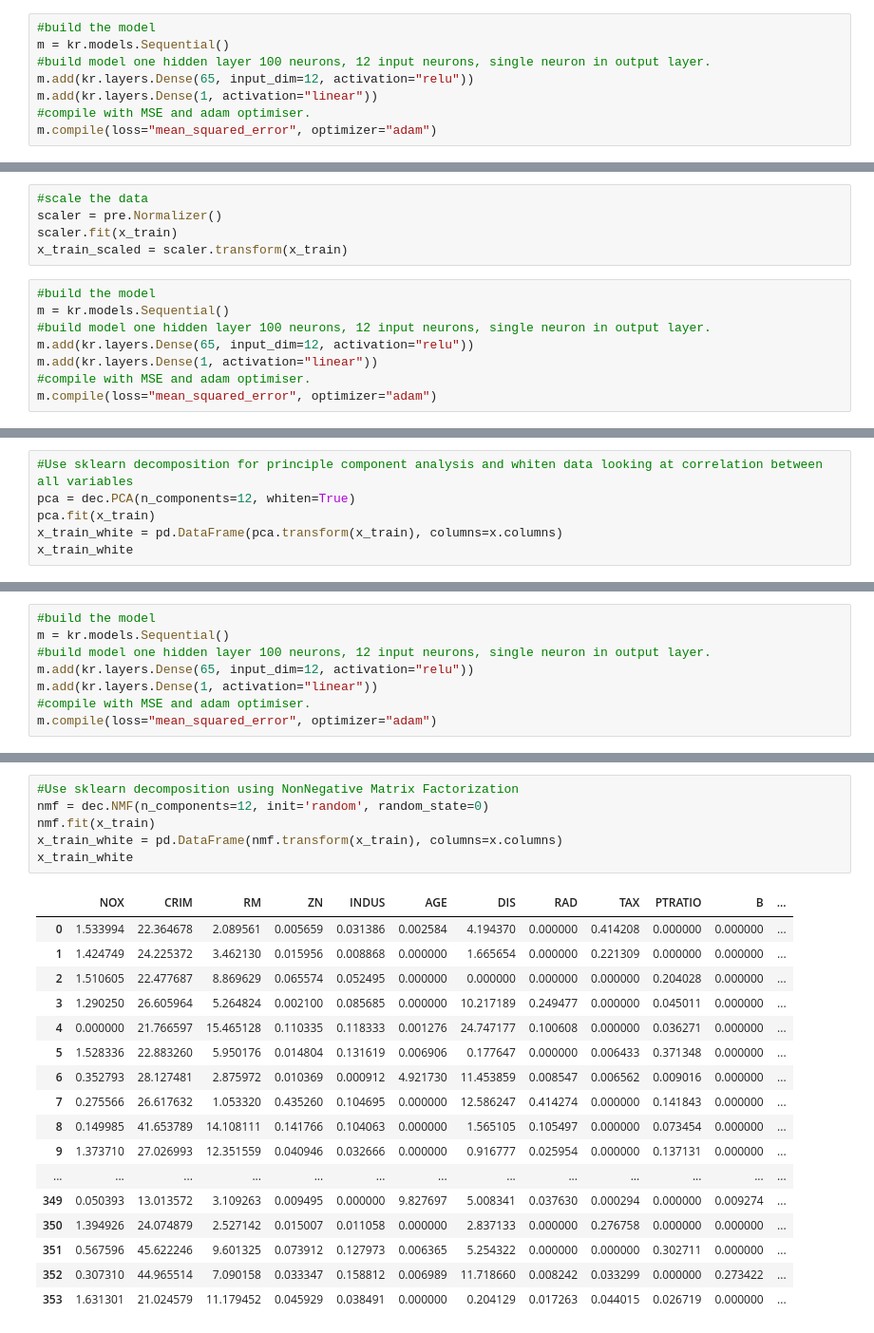
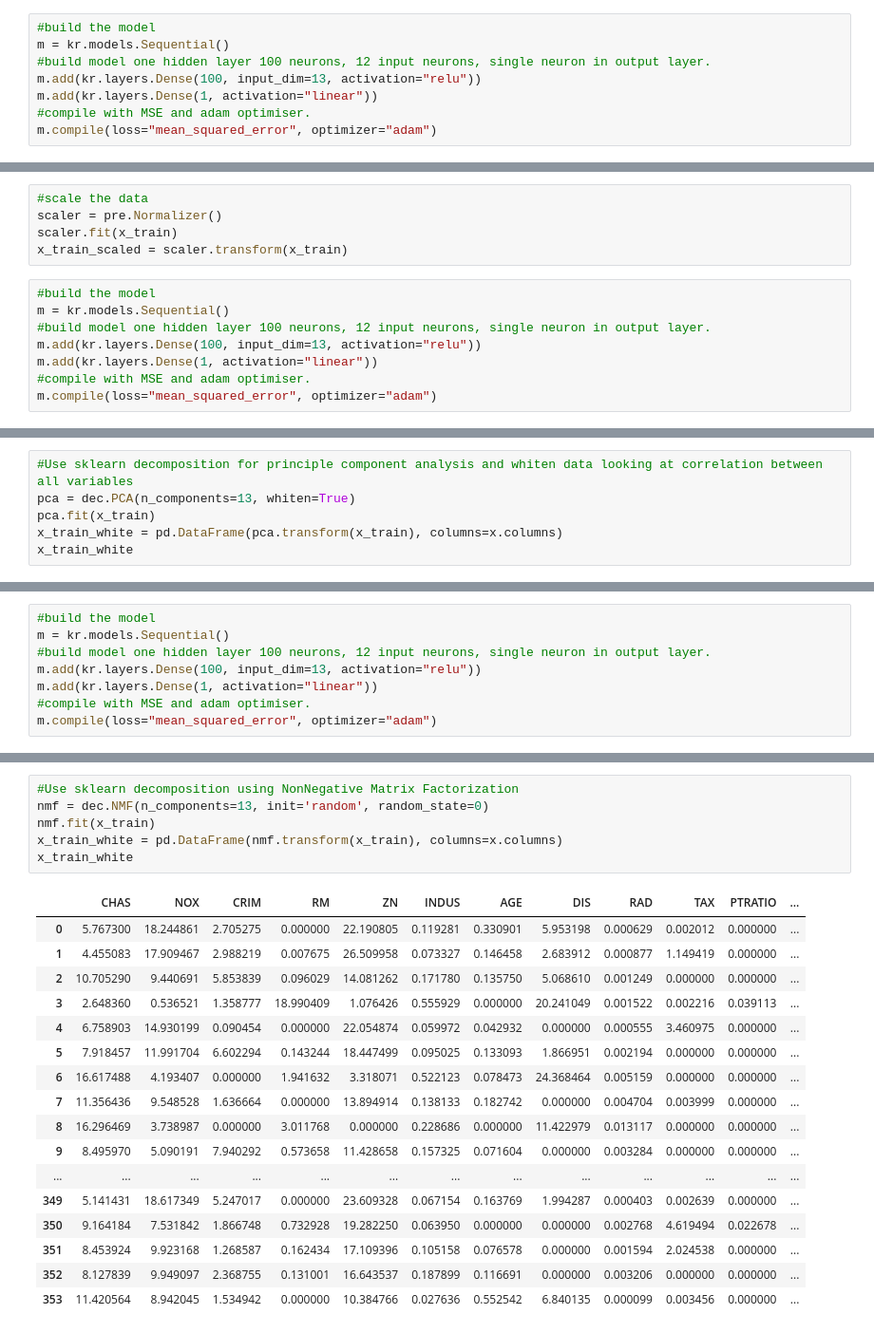
Before and after one commit to GregFee/machinelearning_assessment, a Jupyter notebook: Boston Data.ipynb, the cells around one changed output, grey strips where cells are left out. Shown at 95% size. Saved outputs shown, nothing was run; the diff lists cells and outputs as text.

```diff
--- a/Boston Data.ipynb
+++ b/Boston Data.ipynb
@@ -276,7 +282,7 @@ x_train, x_test, y_train, y_test = mod.train_test_split(x, y, test_size=0.3)
 #build the model
 m = kr.models.Sequential()
 #build model one hidden layer 100 neurons, 12 input neurons, single neuron in output layer.
-m.add(kr.layers.Dense(65, input_dim=12, activation="relu"))
+m.add(kr.layers.Dense(100, input_dim=13, activation="relu"))
 m.add(kr.layers.Dense(1, activation="linear"))
 #compile with MSE and adam optimiser.
 m.compile(loss="mean_squared_error", optimizer="adam")
@@ -353,7 +359,7 @@ x_train_scaled = scaler.transform(x_train)
 #build the model
 m = kr.models.Sequential()
 #build model one hidden layer 100 neurons, 12 input neurons, single neuron in output layer.
-m.add(kr.layers.Dense(65, input_dim=12, activation="relu"))
+m.add(kr.layers.Dense(100, input_dim=13, activation="relu"))
 m.add(kr.layers.Dense(1, activation="linear"))
 #compile with MSE and adam optimiser.
 m.compile(loss="mean_squared_error", optimizer="adam")
@@ -425,6 +431,6 @@ Result after scaling is 41.389611896715664
 # %%
 #Use sklearn decomposition for principle component analysis and whiten data looking at correlation between all variables
-pca = dec.PCA(n_components=12, whiten=True)
+pca = dec.PCA(n_components=13, whiten=True)
 pca.fit(x_train)
 x_train_white = pd.DataFrame(pca.transform(x_train), columns=x.columns)
 x_train_white
@@ -451,7 +457,7 @@ x_train_white
 #build the model
 m = kr.models.Sequential()
 #build model one hidden layer 100 neurons, 12 input neurons, single neuron in output layer.
-m.add(kr.layers.Dense(65, input_dim=12, activation="relu"))
+m.add(kr.layers.Dense(100, input_dim=13, activation="relu"))
 m.add(kr.layers.Dense(1, activation="linear"))
 #compile with MSE and adam optimiser.
 m.compile(loss="mean_squared_error", optimizer="adam")
@@ -523,24 +532,24 @@ The Result After PCA Whitening Is 41.07400181418971
 # %%
 #Use sklearn decomposition using NonNegative Matrix Factorization
-nmf = dec.NMF(n_components=12, init='random', random_state=0)
+nmf = dec.NMF(n_components=13, init='random', random_state=0)
 nmf.fit(x_train)
 x_train_white = pd.DataFrame(nmf.transform(x_train), columns=x.columns)
 x_train_white
 # %% [output]
-|  | NOX | CRIM | RM | ZN | INDUS | AGE | DIS | RAD | TAX | PTRATIO | B | ... |
-| 0 | 1.533994 | 22.364678 | 2.089561 | 0.005659 | 0.031386 | 0.002584 | 4.194370 | 0.000000 | 0.414208 | 0.000000 | 0.000000 | ... |
-| 1 | 1.424749 | 24.225372 | 3.462130 | 0.015956 | 0.008868 | 0.000000 | 1.665654 | 0.000000 | 0.221309 | 0.000000 | 0.000000 | ... |
-| 2 | 1.510605 | 22.477687 | 8.869629 | 0.065574 | 0.052495 | 0.000000 | 0.000000 | 0.000000 | 0.000000 | 0.204028 | 0.000000 | ... |
-| 3 | 1.290250 | 26.605964 | 5.264824 | 0.002100 | 0.085685 | 0.000000 | 10.217189 | 0.249477 | 0.000000 | 0.045011 | 0.000000 | ... |
-| 4 | 0.000000 | 21.766597 | 15.465128 | 0.110335 | 0.118333 | 0.001276 | 24.747177 | 0.100608 | 0.000000 | 0.036271 | 0.000000 | ... |
-| 5 | 1.528336 | 22.883260 | 5.950176 | 0.014804 | 0.131619 | 0.006906 | 0.177647 | 0.000000 | 0.006433 | 0.371348 | 0.000000 | ... |
-| 6 | 0.352793 | 28.127481 | 2.875972 | 0.010369 | 0.000912 | 4.921730 | 11.453859 | 0.008547 | 0.006562 | 0.009016 | 0.000000 | ... |
-| 7 | 0.275566 | 26.617632 | 1.053320 | 0.435260 | 0.104695 | 0.000000 | 12.586247 | 0.414274 | 0.000000 | 0.141843 | 0.000000 | ... |
-| 8 | 0.149985 | 41.653789 | 14.108111 | 0.141766 | 0.104063 | 0.000000 | 1.565105 | 0.105497 | 0.000000 | 0.073454 | 0.000000 | ... |
-| 9 | 1.373710 | 27.026993 | 12.351559 | 0.040946 | 0.032666 | 0.000000 | 0.916777 | 0.025954 | 0.000000 | 0.137131 | 0.000000 | ... |
+|  | CHAS | NOX | CRIM | RM | ZN | INDUS | AGE | DIS | RAD | TAX | PTRATIO | ... |
+| 0 | 5.767300 | 18.244861 | 2.705275 | 0.000000 | 22.190805 | 0.119281 | 0.330901 | 5.953198 | 0.000629 | 0.002012 | 0.000000 | ... |
+| 1 | 4.455083 | 17.909467 | 2.988219 | 0.007675 | 26.509958 | 0.073327 | 0.146458 | 2.683912 | 0.000877 | 1.149419 | 0.000000 | ... |
+| 2 | 10.705290 | 9.440691 | 5.853839 | 0.096029 | 14.081262 | 0.171780 | 0.135750 | 5.068610 | 0.001249 | 0.000000 | 0.000000 | ... |
+| 3 | 2.648360 | 0.536521 | 1.358777 | 18.990409 | 1.076426 | 0.555929 | 0.000000 | 20.241049 | 0.001522 | 0.002216 | 0.039113 | ... |
+| 4 | 6.758903 | 14.930199 | 0.090454 | 0.000000 | 22.054874 | 0.059972 | 0.042932 | 0.000000 | 0.000555 | 3.460975 | 0.000000 | ... |
+| 5 | 7.918457 | 11.991704 | 6.602294 | 0.143244 | 18.447499 | 0.095025 | 0.133093 | 1.866951 | 0.002194 | 0.000000 | 0.000000 | ... |
+| 6 | 16.617488 | 4.193407 | 0.000000 | 1.941632 | 3.318071 | 0.522123 | 0.078473 | 24.368464 | 0.005159 | 0.000000 | 0.000000 | ... |
+| 7 | 11.356436 | 9.548528 | 1.636664 | 0.000000 | 13.894914 | 0.138133 | 0.182742 | 0.000000 | 0.004704 | 0.003999 | 0.000000 | ... |
+| 8 | 16.296469 | 3.738987 | 0.000000 | 3.011768 | 0.000000 | 0.228686 | 0.000000 | 11.422979 | 0.013117 | 0.000000 | 0.000000 | ... |
+| 9 | 8.495970 | 5.090191 | 7.940292 | 0.573658 | 11.428658 | 0.157325 | 0.071604 | 0.000000 | 0.003284 | 0.000000 | 0.000000 | ... |
 | ... | ... | ... | ... | ... | ... | ... | ... | ... | ... | ... | ... | ... |
-| 349 | 0.050393 | 13.013572 | 3.109263 | 0.009495 | 0.000000 | 9.827697 | 5.008341 | 0.037630 | 0.000294 | 0.000000 | 0.009274 | ... |
-| 350 | 1.394926 | 24.074879 | 2.527142 | 0.015007 | 0.011058 | 0.000000 | 2.837133 | 0.000000 | 0.276758 | 0.000000 | 0.000000 | ... |
-| 351 | 0.567596 | 45.622246 | 9.601325 | 0.073912 | 0.127973 | 0.006365 | 5.254322 | 0.000000 | 0.000000 | 0.302711 | 0.000000 | ... |
-| 352 | 0.307310 | 44.965514 | 7.090158 | 0.033347 | 0.158812 | 0.006989 | 11.718660 | 0.008242 | 0.033299 | 0.000000 | 0.273422 | ... |
-| 353 | 1.631301 | 21.024579 | 11.179452 | 0.045929 | 0.038491 | 0.000000 | 0.204129 | 0.017263 | 0.044015 | 0.026719 | 0.000000 | ... |
+| 349 | 5.141431 | 18.617349 | 5.247017 | 0.000000 | 23.609328 | 0.067154 | 0.163769 | 1.994287 | 0.000403 | 0.002639 | 0.000000 | ... |
+| 350 | 9.164184 | 7.531842 | 1.866748 | 0.732928 | 19.282250 | 0.063950 | 0.000000 | 0.000000 | 0.002768 | 4.619494 | 0.022678 | ... |
+| 351 | 8.453924 | 9.923168 | 1.268587 | 0.162434 | 17.109396 | 0.105158 | 0.076578 | 0.000000 | 0.001594 | 2.024538 | 0.000000 | ... |
+| 352 | 8.127839 | 9.949097 | 2.368755 | 0.131001 | 16.643537 | 0.187899 | 0.116691 | 0.000000 | 0.003206 | 0.000000 | 0.000000 | ... |
+| 353 | 11.420564 | 8.942045 | 1.534942 | 0.000000 | 10.384766 | 0.027636 | 0.552542 | 6.840135 | 0.000099 | 0.003456 | 0.000000 | ... |
```
Also changed, not shown: parts of 29 cells of this notebook.
